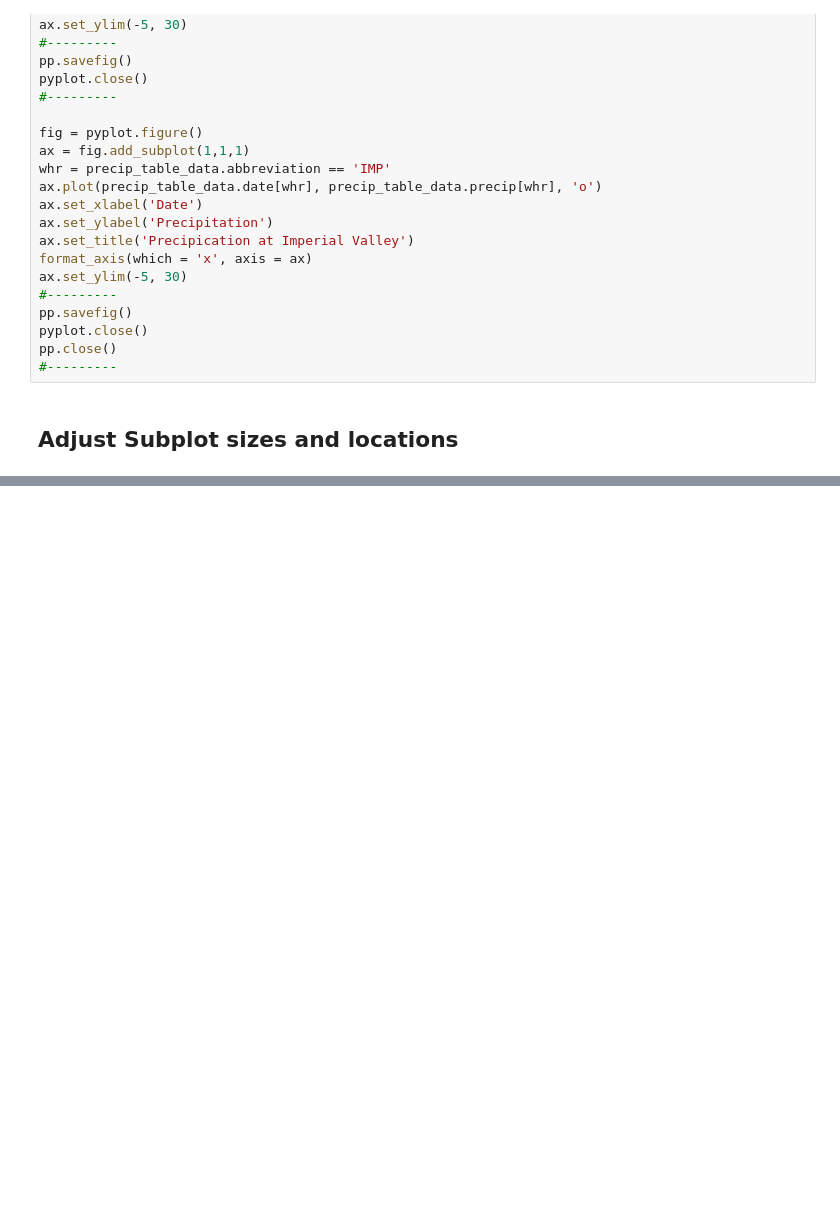
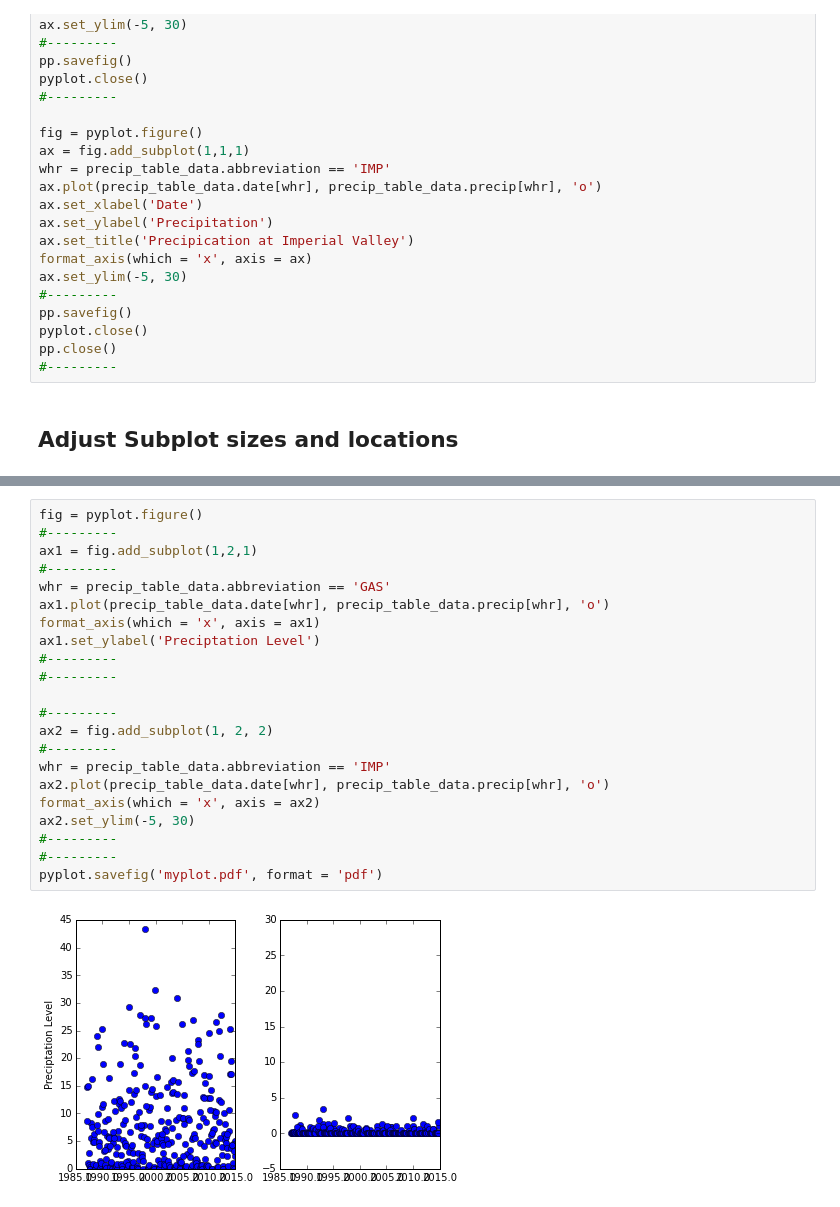
Before and after one commit to jiffyclub/2015-09-09-lbl-labtech, a Jupyter notebook: advanced_matplotlib.ipynb, the cells around one changed output, grey strips where cells are left out. Drawn from its saved outputs; the diff is of its cells as text; blank space fills up the shorter version.

```diff
--- a/advanced_matplotlib.ipynb
+++ b/advanced_matplotlib.ipynb
@@ -195,0 +216,24 @@ ax2.set_position([0.3, 0, 0.65, 0.7])
+# %%
+fig = pyplot.figure()
+#---------
+ax1 = fig.add_subplot(1,2,1)
+#---------
+whr = precip_table_data.abbreviation == 'GAS'
+ax1.plot(precip_table_data.date[whr], precip_table_data.precip[whr], 'o')
+format_axis(which = 'x', axis = ax1)
+ax1.set_ylabel('Preciptation Level')
+#---------
+#---------
+
+#---------
+ax2 = fig.add_subplot(1, 2, 2)
+#---------
+whr = precip_table_data.abbreviation == 'IMP'
+ax2.plot(precip_table_data.date[whr], precip_table_data.precip[whr], 'o')
+format_axis(which = 'x', axis = ax2)
+ax2.set_ylim(-5, 30)
+#---------
+#---------
+pyplot.savefig('myplot.pdf', format = 'pdf')
+# %% [output]
+[figure, added]
```
Also changed, not shown: parts of 4 cells of this notebook, 1 other file.
